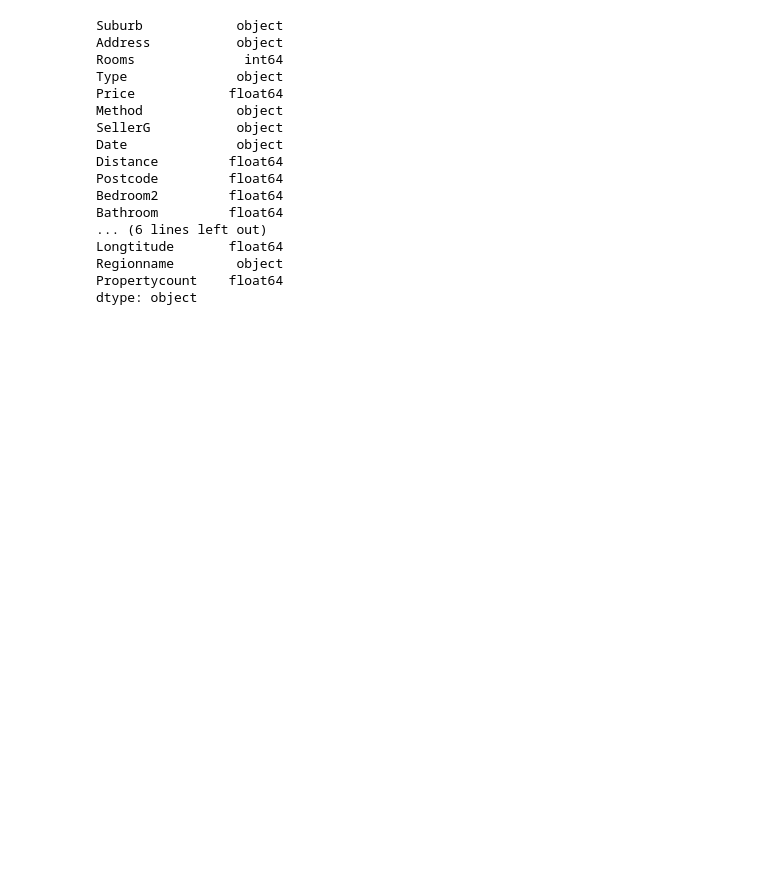
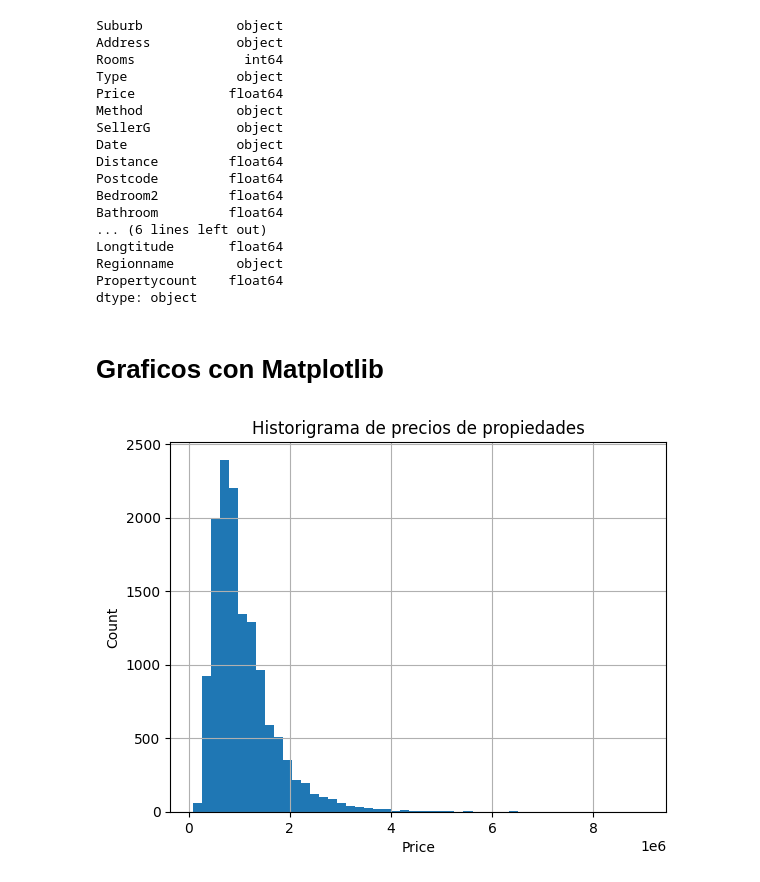
Before and after one commit to alfcastillo90/visualizaciones_datasets, a Jupyter notebook: Visualizaciones_datasets.ipynb, the cells around one changed output. Cells and saved outputs as stored; diff of their text form; code cells hidden in the pictures; blank space fills up the shorter version.

Commit message:
Gráficos utilizando matplotlib

```diff
--- a/Visualizaciones_datasets.ipynb
+++ b/Visualizaciones_datasets.ipynb
@@ -93,3 +126,15 @@ Longtitude       float64
 Regionname        object
 Propertycount    float64
 dtype: object
+# %% [markdown]
+# Graficos con Matplotlib
+# %%
+import matplotlib.pyplot as plt
+
+dataset['Price'].hist(bins=50)
+plt.xlabel('Price')
+plt.ylabel('Count')
+plt.title('Historigrama de precios de propiedades')
+plt.show()
+# %% [output]
+[figure, added]
```
Also changed, not shown: parts of 5 cells of this notebook.
